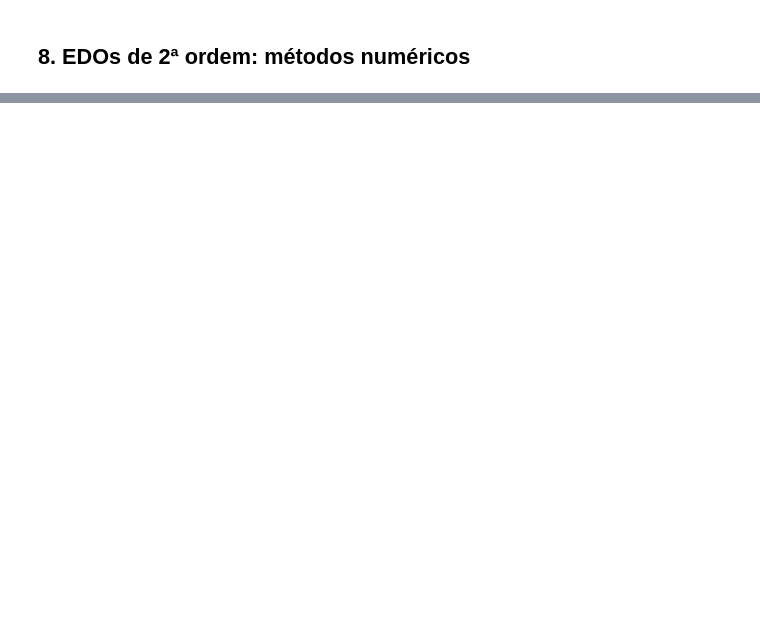
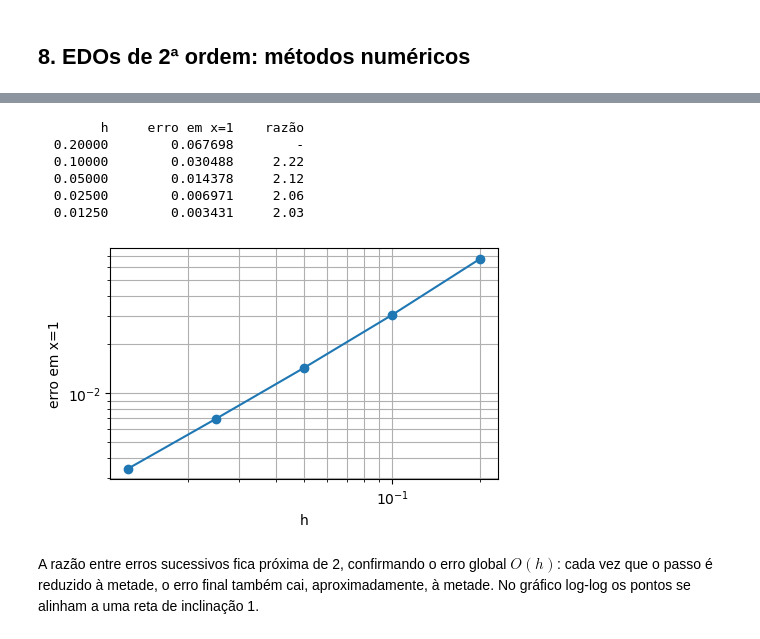
Before and after one commit to tiagoburiol/MatComp_III, a Jupyter notebook: Notebook 08 - EDOs de 2ª ordem, métodos numéricos/08_EDOs_2a_ordem_metodos_numericos.ipynb, the cells around one changed output, grey strips where cells are left out. Cells and saved outputs as stored; diff of their text form; code cells hidden in the pictures; blank space fills up the shorter version.

```diff
--- a/Notebook 08 - EDOs de 2ª ordem, métodos numéricos/08_EDOs_2a_ordem_metodos_numericos.ipynb
+++ b/Notebook 08 - EDOs de 2ª ordem, métodos numéricos/08_EDOs_2a_ordem_metodos_numericos.ipynb
@@ -42,0 +232,26 @@ plt.legend(); plt.grid(); plt.show()
+# %%
+hs = np.array([0.2, 0.1, 0.05, 0.025, 0.0125])
+erros = np.zeros(len(hs))
+
+print(f"{'h':>9}{'erro em x=1':>16}{'razão':>9}")
+for k, h in enumerate(hs):
+    N = round(1.0 / h)
+    x, Y = euler_sistema(F, 0.0, np.array([1.0, 0.0]), h, N)
+    erros[k] = abs(Y[-1, 0] - np.cos(x[-1]))
+    razao = "-" if k == 0 else f"{erros[k-1] / erros[k]:.2f}"
+    print(f"{h:9.5f}{erros[k]:16.6f}{razao:>9}")
+
+plt.loglog(hs, erros, 'o-')
+plt.xlabel('h'); plt.ylabel('erro em x=1')
+plt.grid(True, which='both')
+plt.show()
+# %% [output]
+        h     erro em x=1    razão
+  0.20000        0.067698        -
+  0.10000        0.030488     2.22
+  0.05000        0.014378     2.12
+  0.02500        0.006971     2.06
+  0.01250        0.003431     2.03
+[figure, added]
+# %% [markdown]
+A razão entre erros sucessivos fica próxima de 2, confirmando o erro global $O(h)$: cada vez que o passo é reduzido à metade, o erro final também cai, aproximadamente, à metade. No gráfico log-log os pontos se alinham a uma reta de inclinação 1.
```
Also changed, not shown: parts of 45 cells of this notebook.
